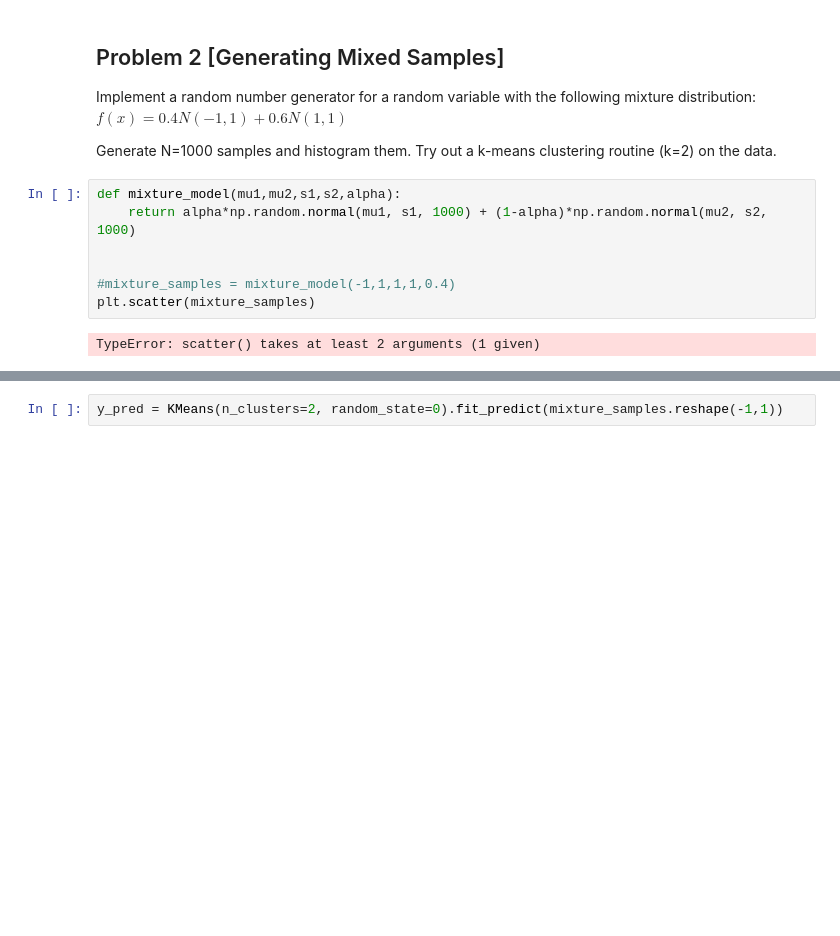
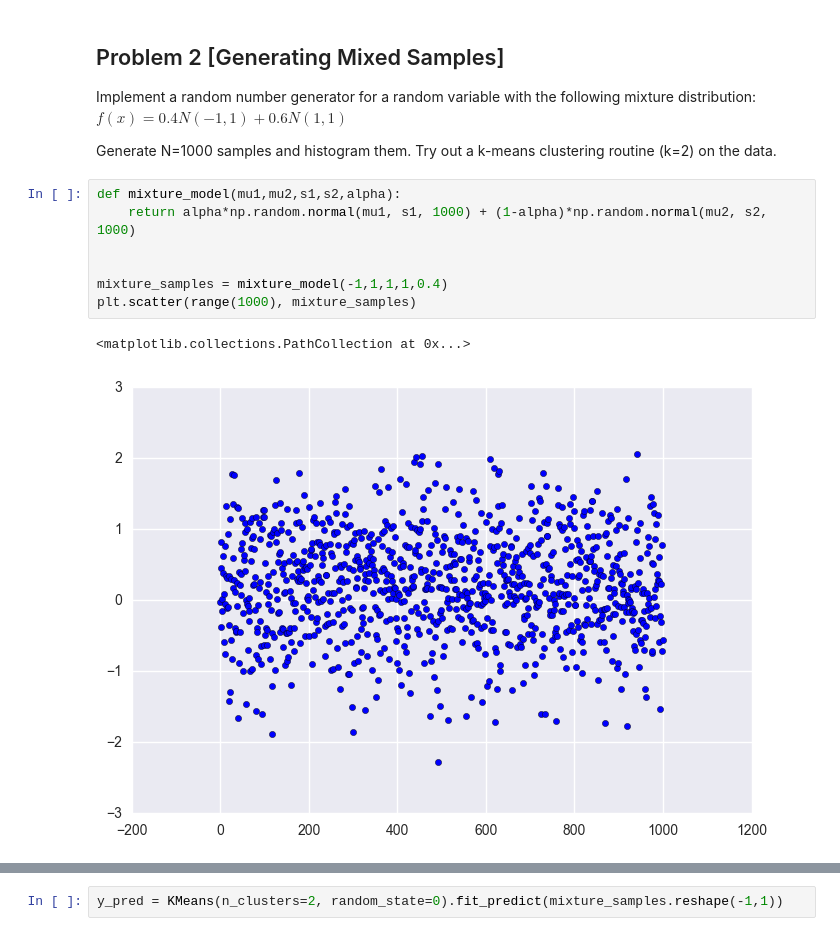
Before and after one commit to saketkc/hatex, a Jupyter notebook: 2016_Fall/EE-511/Homework3/Homework 3.ipynb, the cells around one changed output, grey strips where cells are left out. Cells and saved outputs as stored; diff of their text form; blank space fills up the shorter version.

```diff
--- a/2016_Fall/EE-511/Homework3/Homework 3.ipynb
+++ b/2016_Fall/EE-511/Homework3/Homework 3.ipynb
@@ -42,12 +44,13 @@ Generate	N=1000	samples	and	histogram	them.	Try	out	a	k-means	clustering	routine
 # %%
 def mixture_model(mu1,mu2,s1,s2,alpha):
     return alpha*np.random.normal(mu1, s1, 1000) + (1-alpha)*np.random.normal(mu2, s2, 1000)
 
 
-#mixture_samples = mixture_model(-1,1,1,1,0.4)
-plt.scatter(mixture_samples)
+mixture_samples = mixture_model(-1,1,1,1,0.4)
+plt.scatter(range(1000), mixture_samples)
 # %% [output]
-TypeError: scatter() takes at least 2 arguments (1 given)
+<matplotlib.collections.PathCollection at 0x...>
+[figure, added]
 # %%
 plt.hist(mixture_samples, bins=20)
 # %% [output]
```
Also changed, not shown: parts of 6 cells of this notebook.
